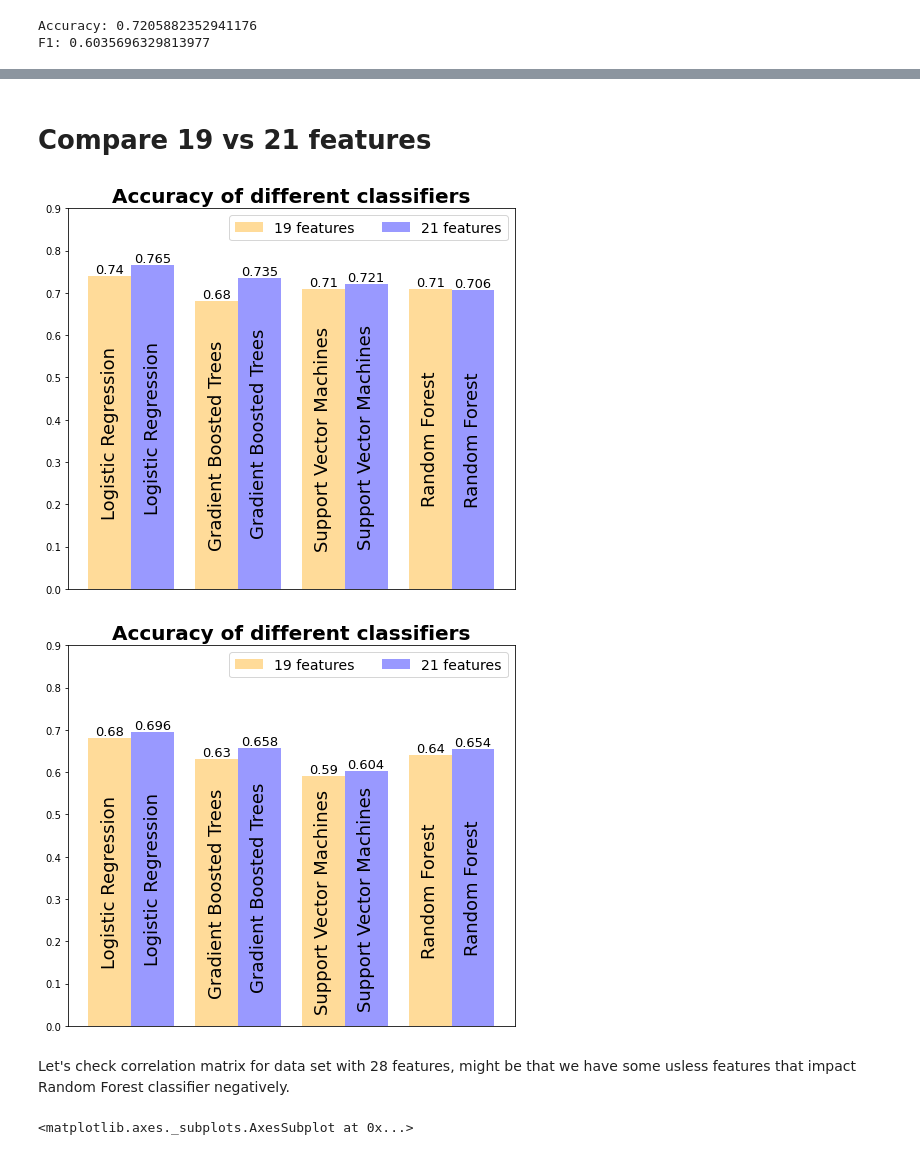
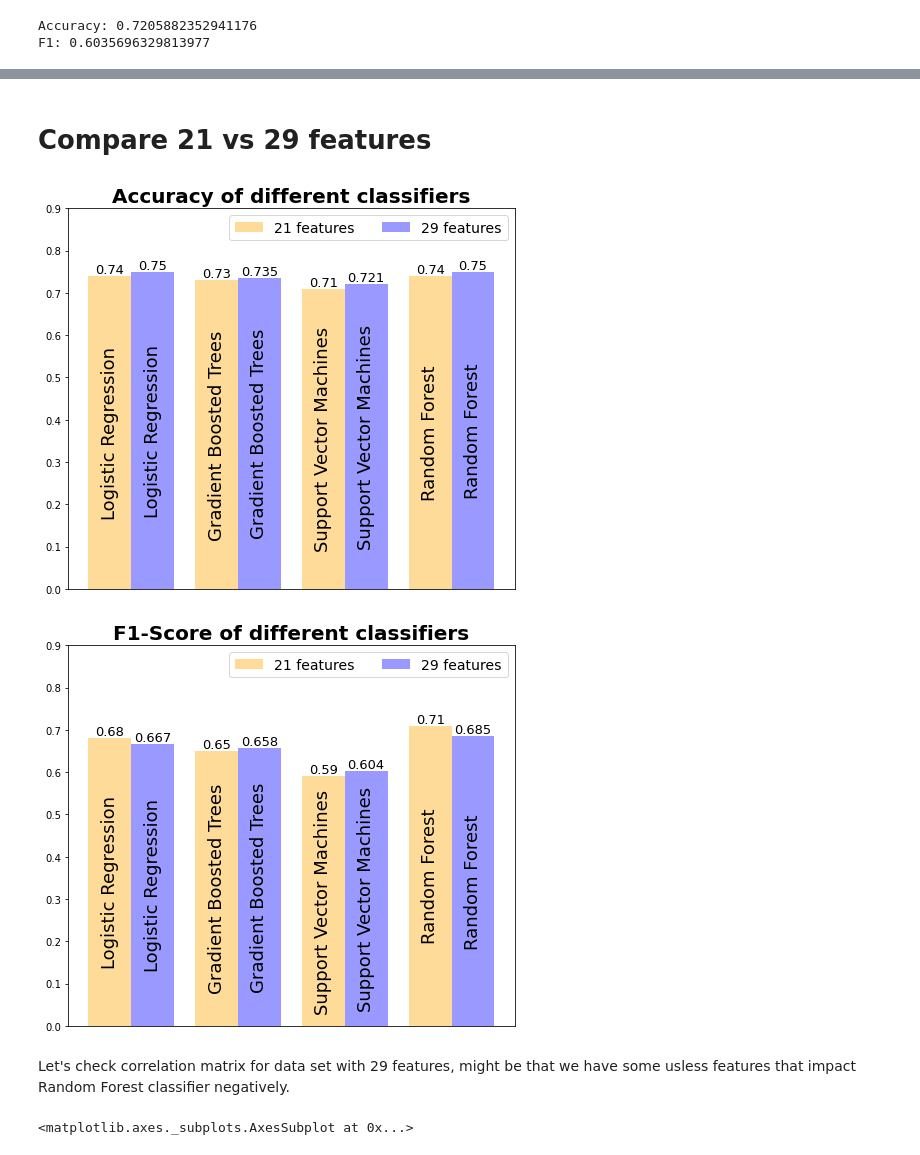
Before and after one commit to Soundoffear/DSN_CASTONE_Sparkify, a Jupyter notebook: Sparkify.ipynb, the cells around one changed output, grey strips where cells are left out. Saved outputs shown, nothing was run; the diff lists cells and outputs as text; code cells hidden in the pictures.

```diff
--- a/Sparkify.ipynb
+++ b/Sparkify.ipynb
@@ -2142 +2147,4 @@ svm_f121 = svm_eval21.evaluate(predict_svm21, {svm_eval21.metricName: 'f1'})
+# %%
+svm_acc28 = svm_eval28.evaluate(predict_svm28, {svm_eval28.metricName: 'accuracy'})
+svm_f128 = svm_eval28.evaluate(predict_svm28, {svm_eval28.metricName: 'f1'})
 # %%
@@ -2167,7 +2175,7 @@ df_results.head()
 # %%
 fig, axis = plt.subplots(figsize=(8, 7))
 rects = axis.bar(x=df_results['Classifier'],
-       height=df_results['Accuracy 21'],
+       height=df_results['Accuracy 29'],
        color='orange',
        width=0.5,
        alpha=0.4)
@@ -2183,15 +2191,15 @@ for i, rect in enumerate(rects):
     x=rect.get_x()
 
     axis.text(x=x + width/2,
-              y=df_results['Accuracy 21'].iat[i]-df_results['Accuracy 21'].iat[i]/2,
+              y=df_results['Accuracy 29'].iat[i]-df_results['Accuracy 29'].iat[i]/2,
               s=df_results['Classifier'].iat[i],
               rotation=90,
               va='center',
               ha='center',
               fontsize=18)
     axis.text(x=x + width/2,
-             y=df_results['Accuracy 21'].iat[i],
-             s=round(df_results['Accuracy 21'].iat[i],2),
+             y=df_results['Accuracy 29'].iat[i],
+             s=round(df_results['Accuracy 29'].iat[i],2),
              fontsize=13,
              va='bottom',
              ha='center')
@@ -2202,7 +2210,7 @@ plt.show()
 # %%
 fig, axis = plt.subplots(figsize=(8, 7))
 rects2 = axis.bar(x=df_results['Classifier'],
-       height=df_results['F1-Score 21'],
+       height=df_results['F1-Score 29'],
        color='green',
        width=0.5,
        alpha=0.4)
@@ -2214,15 +2222,15 @@ for i, r in enumerate(rects2):
     x1=r.get_x()
 
     axis.text(x=x1 + width1/2,
-              y=df_results['F1-Score 21'].iat[i]-df_results['F1-Score 21'].iat[i]/2,
+              y=df_results['F1-Score 29'].iat[i]-df_results['F1-Score 29'].iat[i]/2,
               s=df_results['Classifier'].iat[i],
               rotation=90,
               va='center',
               ha='center',
               fontsize=18)
     axis.text(x=x1 + width1/2,
-             y=df_results['F1-Score 21'].iat[i],
-             s=round(df_results['F1-Score 21'].iat[i], 3),
+             y=df_results['F1-Score 29'].iat[i],
+             s=round(df_results['F1-Score 29'].iat[i], 3),
              fontsize=13,
              va='bottom',
              ha='center')
@@ -2237,5 +2245,5 @@ plt.show()
 # %% [markdown]
-# Compare 19 vs 21 features
+# Compare 21 vs 29 features
 # %%
 fig, axis = plt.subplots(figsize=(8, 7))
 
@@ -2247,14 +2255,14 @@ rects1 = axis.bar(x=x_vals-width/2,
        color='orange',
        width=width,
        alpha=0.4,
-                 label='19 features')
+                 label='21 features')
 
 rects2 = axis.bar(x=x_vals+width/2,
-       height=df_results['Accuracy 21'],
+       height=df_results['Accuracy 29'],
        color='blue',
        width=width,
        alpha=0.4,
-                 label='21 features')
+                 label='29 features')
 
 plt.title('Accuracy of different classifiers',
          fontsize=20,
@@ -2287,15 +2295,15 @@ for i, rect in enumerate(rects2):
     x=rect.get_x()
 
     axis.text(x=x + width/2,
-              y=df_results['Accuracy 21'].iat[i]-df_results['Accuracy 21'].iat[i]/2,
+              y=df_results['Accuracy 29'].iat[i]-df_results['Accuracy 29'].iat[i]/2,
               s=df_results['Classifier'].iat[i],
               rotation=90,
               va='center',
               ha='center',
               fontsize=18)
     axis.text(x=x + width/2,
-             y=df_results['Accuracy 21'].iat[i],
-             s=round(df_results['Accuracy 21'].iat[i],3),
+             y=df_results['Accuracy 29'].iat[i],
+             s=round(df_results['Accuracy 29'].iat[i],3),
              fontsize=13,
              va='bottom',
              ha='center')
@@ -2303,7 +2311,7 @@ plt.legend(ncol=2, fontsize=14)
 plt.ylim(0, 0.9)
 plt.show()
 # %% [output]
-[figure, old version]
+[figure, new version]
 # %%
 fig, axis = plt.subplots(figsize=(8, 7))
 
@@ -2315,16 +2323,16 @@ rects1 = axis.bar(x=x_vals-width/2,
        color='orange',
        width=width,
        alpha=0.4,
-                 label='19 features')
+                 label='21 features')
 
 rects2 = axis.bar(x=x_vals+width/2,
-       height=df_results['F1-Score 21'],
+       height=df_results['F1-Score 29'],
        color='blue',
        width=width,
        alpha=0.4,
-                 label='21 features')
+                 label='29 features')
 
-plt.title('Accuracy of different classifiers',
+plt.title('F1-Score of different classifiers',
          fontsize=20,
          fontweight='bold')
 plt.xticks([])
@@ -2341,37 +2349,37 @@ for i, rect in enumerate(rects1):
               rotation=90,
               va='center',
               ha='center',
               fontsize=18)
     axis.text(x=x + width/2,
              y=df_results['F1-Score'].iat[i],
              s=round(df_results['F1-Score'].iat[i],3),
              fontsize=13,
              va='bottom',
              ha='center')
 
 for i, rect in enumerate(rects2):
     width = rect.get_width()
     height = rect.get_width()
     x=rect.get_x()
 
     axis.text(x=x + width/2,
-              y=df_results['F1-Score 21'].iat[i]-df_results['F1-Score 21'].iat[i]/2,
+              y=df_results['F1-Score 29'].iat[i]-df_results['F1-Score 29'].iat[i]/2,
               s=df_results['Classifier'].iat[i],
               rotation=90,
               va='center',
               ha='center',
               fontsize=18)
     axis.text(x=x + width/2,
-             y=df_results['F1-Score 21'].iat[i],
-             s=round(df_results['F1-Score 21'].iat[i],3),
+             y=df_results['F1-Score 29'].iat[i],
+             s=round(df_results['F1-Score 29'].iat[i],3),
              fontsize=13,
              va='bottom',
              ha='center')
 plt.legend(ncol=2, fontsize=14)
 plt.ylim(0, 0.9)
 plt.show()
 # %% [output]
-[figure, old version]
+[figure, new version]
 # %% [markdown]
-Let's check correlation matrix for data set with 28 features, might be that we have some usless features that impact Random Forest classifier negatively.
+Let's check correlation matrix for data set with 29 features, might be that we have some usless features that impact Random Forest classifier negatively.
 # %%
```
Also changed, not shown: parts of 104 cells of this notebook, 8 other files.
